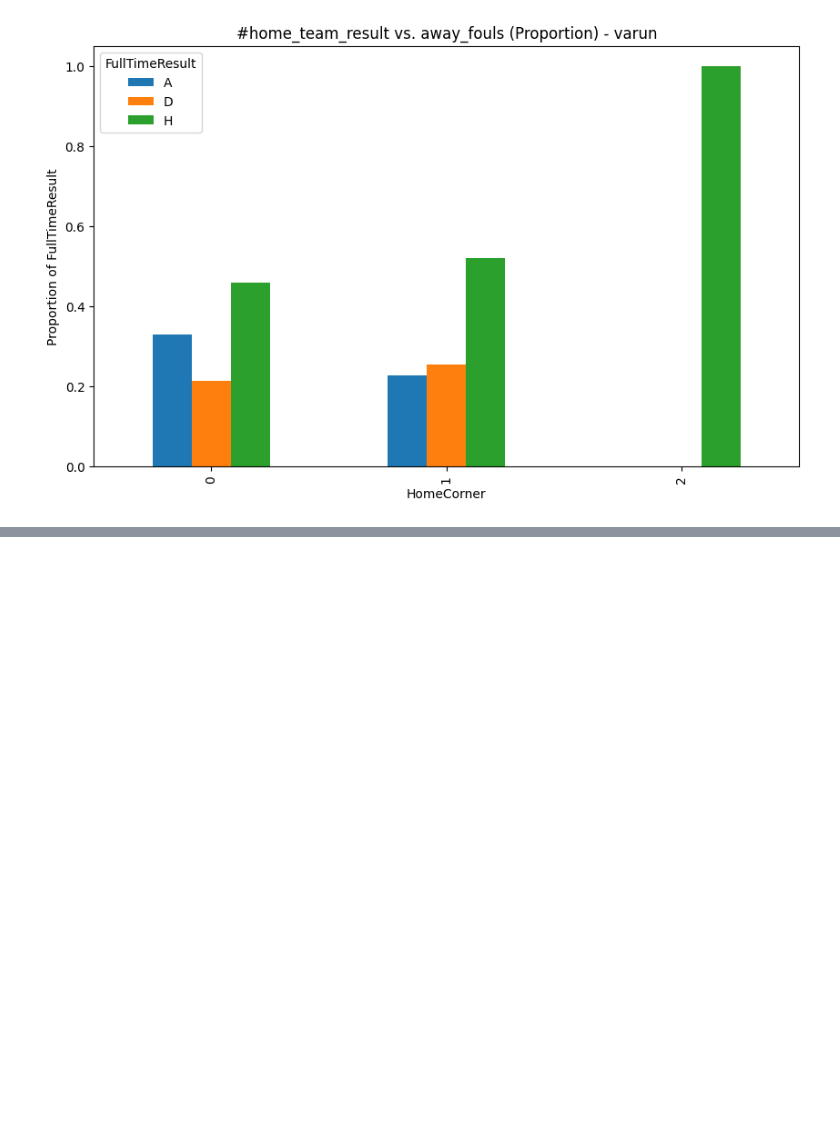
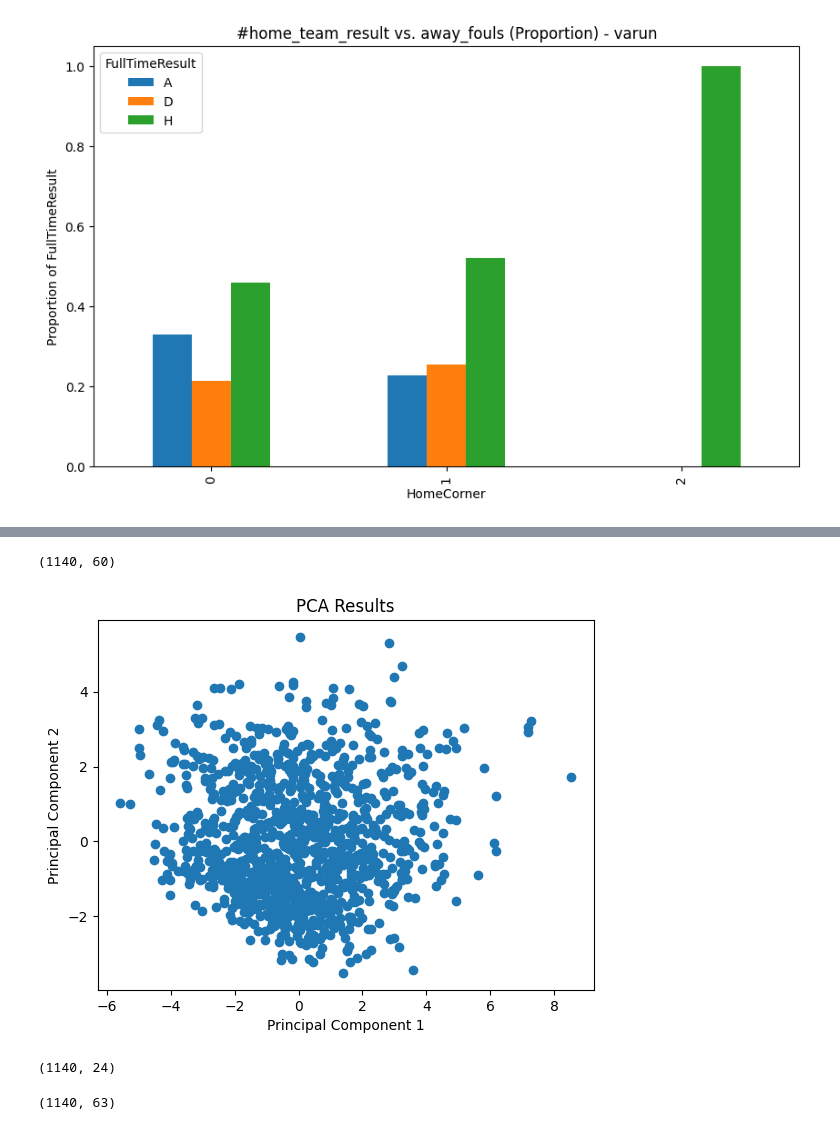
Before and after one commit to BhosaleAniket/MATH-189-Final-Project, a Jupyter notebook: final_project.ipynb, the cells around one changed output, grey strips where cells are left out. Drawn from its saved outputs; the diff is of its cells as text; code cells hidden in the pictures; blank space fills up the shorter version.

```diff
--- a/final_project.ipynb
+++ b/final_project.ipynb
@@ -618,0 +717,27 @@ AwayRedCards
+# %%
+X_scaled = StandardScaler().fit_transform(df.drop(columns={"FullTimeResult_A", 'FullTimeResult_D', 'FullTimeResult_H'}))
+pca = PCA(n_components=5)  # Retain 2 principal components
+
+# Fit PCA to the scaled data
+pca.fit(X_scaled)
+
+# Create a DataFrame for the loadings
+loadings = pd.DataFrame(pca.components_.T,
+                        columns=[f'PC{i+1}' for i in range(pca.n_components_)],
+                        index=df.columns.drop({"FullTimeResult_A", 'FullTimeResult_D', 'FullTimeResult_H'}))
+
+print("PCA Loadings:")
+#print(loadings)
+
+# To see the most influential features for the first principal component (PC1):
+pc1_loadings = loadings['PC1'].abs().sort_values(ascending=False)
+pc2_loadings = loadings['PC2'].abs().sort_values(ascending=False)
+pc3_loadings = loadings['PC3'].abs().sort_values(ascending=False)
+pc4_loadings = loadings['PC4'].abs().sort_values(ascending=False)
+pc5_loadings = loadings['PC5'].abs().sort_values(ascending=False)
+
+print("\nMost influential features for PC1:")
+print(pc1_loadings[:5])
+
+# Transform the data to the new principal component space
+X_pca = pca.transform(X_scaled)
@@ -618,0 +798,20 @@ AwayRedCards
+# %%
+X_scaled.shape
+# %% [output]
+(1140, 60)
+# %%
+plt.scatter(X_pca[:, 0], X_pca[:, 1])
+plt.xlabel('Principal Component 1')
+plt.ylabel('Principal Component 2')
+plt.title('PCA Results')
+plt.show()
+# %% [output]
+[figure, added]
+# %%
+combined_df.shape
+# %% [output]
+(1140, 24)
+# %%
+df.shape
+# %% [output]
+(1140, 63)
```
Also changed, not shown: parts of 21 cells of this notebook.
